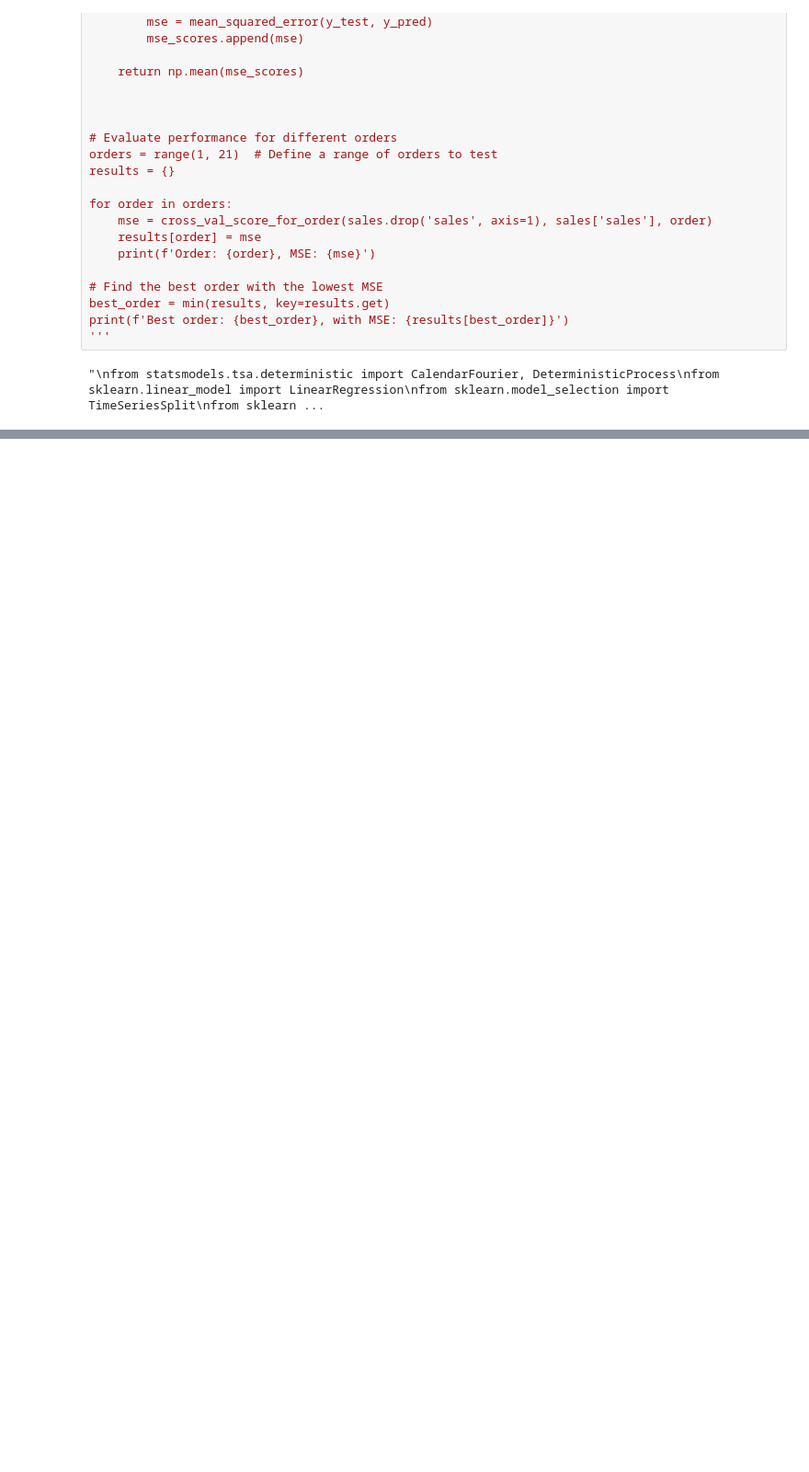
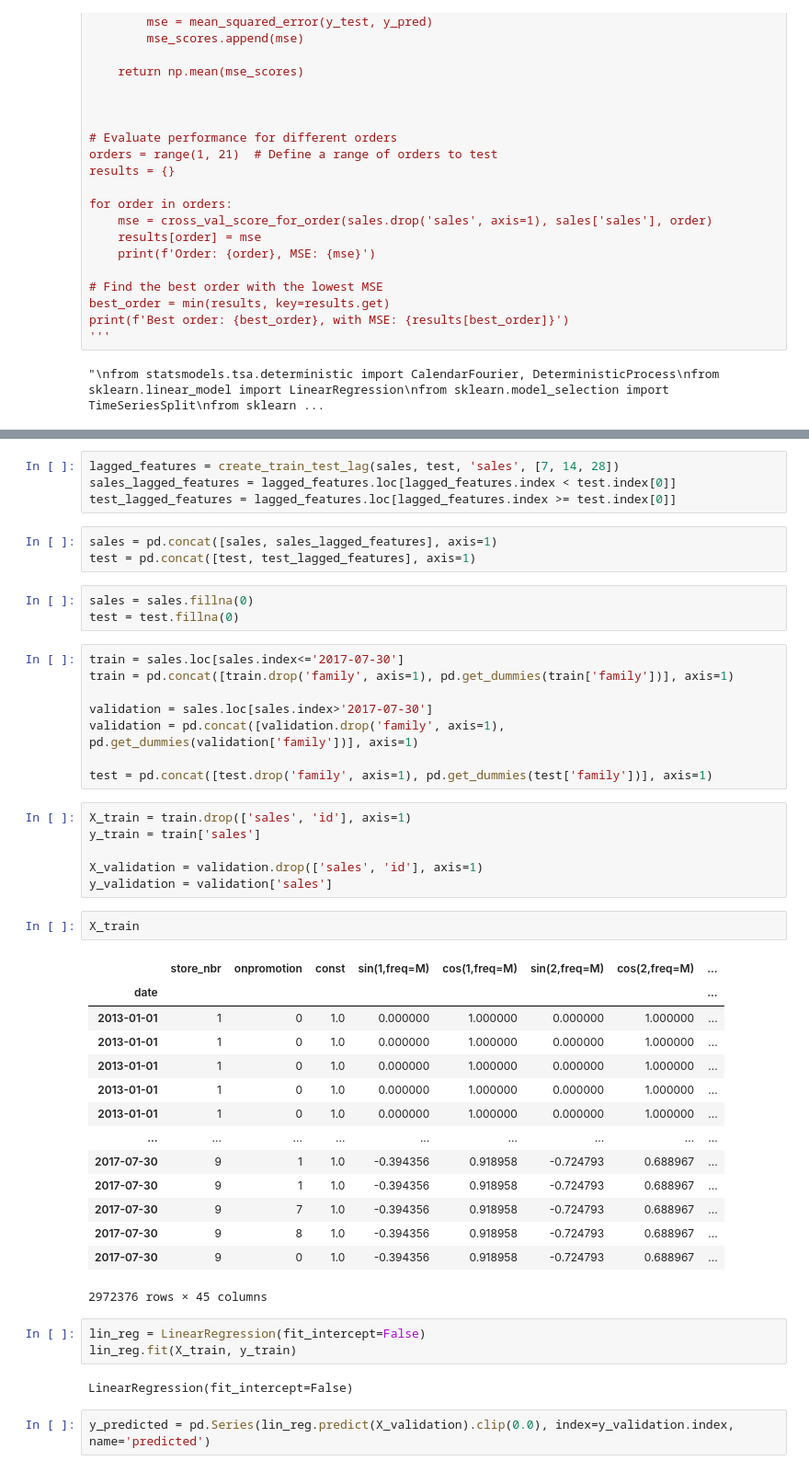
Before and after one commit to edmar-bevilaqua/data_science, a Jupyter notebook: Projects/Kaggle/Store Sales - Time Series Forecasting/store_sales.ipynb, the cells around one changed output, grey strips where cells are left out. Shown at 92% size. Drawn from its saved outputs; the diff is of its cells as text; blank space fills up the shorter version.

Commit message:
update store_sales.ipynb
Third approach complete, it was the worse!

```diff
--- a/Projects/Kaggle/Store Sales - Time Series Forecasting/store_sales.ipynb
+++ b/Projects/Kaggle/Store Sales - Time Series Forecasting/store_sales.ipynb
@@ -1004,0 +983,48 @@ create_fourier_features(sales, 3, 'M')
+# %%
+lagged_features = create_train_test_lag(sales, test, 'sales', [7, 14, 28])
+sales_lagged_features = lagged_features.loc[lagged_features.index < test.index[0]]
+test_lagged_features = lagged_features.loc[lagged_features.index >= test.index[0]]
+# %%
+sales = pd.concat([sales, sales_lagged_features], axis=1)
+test = pd.concat([test, test_lagged_features], axis=1)
+# %%
+sales = sales.fillna(0)
+test = test.fillna(0)
+# %%
+train = sales.loc[sales.index<='2017-07-30']
+train = pd.concat([train.drop('family', axis=1), pd.get_dummies(train['family'])], axis=1)
+
+validation = sales.loc[sales.index>'2017-07-30']
+validation = pd.concat([validation.drop('family', axis=1), pd.get_dummies(validation['family'])], axis=1)
+
+test = pd.concat([test.drop('family', axis=1), pd.get_dummies(test['family'])], axis=1)
+# %%
+X_train = train.drop(['sales', 'id'], axis=1)
+y_train = train['sales']
+
+X_validation = validation.drop(['sales', 'id'], axis=1)
+y_validation = validation['sales']
+# %%
+X_train
+# %% [output]
+|  | store_nbr | onpromotion | const | sin(1,freq=M) | cos(1,freq=M) | sin(2,freq=M) | cos(2,freq=M) | ... |
+| date |  |  |  |  |  |  |  | ... |
+| 2013-01-01 | 1 | 0 | 1.0 | 0.000000 | 1.000000 | 0.000000 | 1.000000 | ... |
+| 2013-01-01 | 1 | 0 | 1.0 | 0.000000 | 1.000000 | 0.000000 | 1.000000 | ... |
+| 2013-01-01 | 1 | 0 | 1.0 | 0.000000 | 1.000000 | 0.000000 | 1.000000 | ... |
+| 2013-01-01 | 1 | 0 | 1.0 | 0.000000 | 1.000000 | 0.000000 | 1.000000 | ... |
+| 2013-01-01 | 1 | 0 | 1.0 | 0.000000 | 1.000000 | 0.000000 | 1.000000 | ... |
+| ... | ... | ... | ... | ... | ... | ... | ... | ... |
+| 2017-07-30 | 9 | 1 | 1.0 | -0.394356 | 0.918958 | -0.724793 | 0.688967 | ... |
+| 2017-07-30 | 9 | 1 | 1.0 | -0.394356 | 0.918958 | -0.724793 | 0.688967 | ... |
+| 2017-07-30 | 9 | 7 | 1.0 | -0.394356 | 0.918958 | -0.724793 | 0.688967 | ... |
+| 2017-07-30 | 9 | 8 | 1.0 | -0.394356 | 0.918958 | -0.724793 | 0.688967 | ... |
+| 2017-07-30 | 9 | 0 | 1.0 | -0.394356 | 0.918958 | -0.724793 | 0.688967 | ... |
+2972376 rows × 45 columns
+# %%
+lin_reg = LinearRegression(fit_intercept=False)
+lin_reg.fit(X_train, y_train)
+# %% [output]
+LinearRegression(fit_intercept=False)
+# %%
+y_predicted = pd.Series(lin_reg.predict(X_validation).clip(0.0), index=y_validation.index, name='predicted')
```
Also changed, not shown: parts of 12 cells of this notebook, 1 other file.
